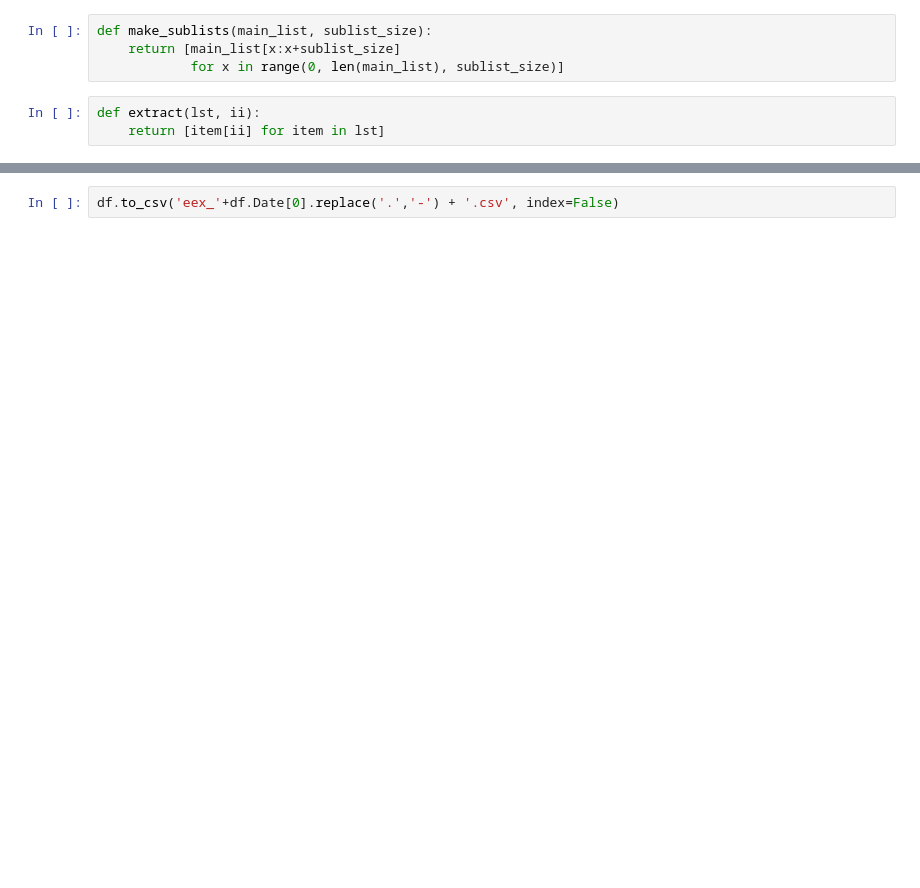
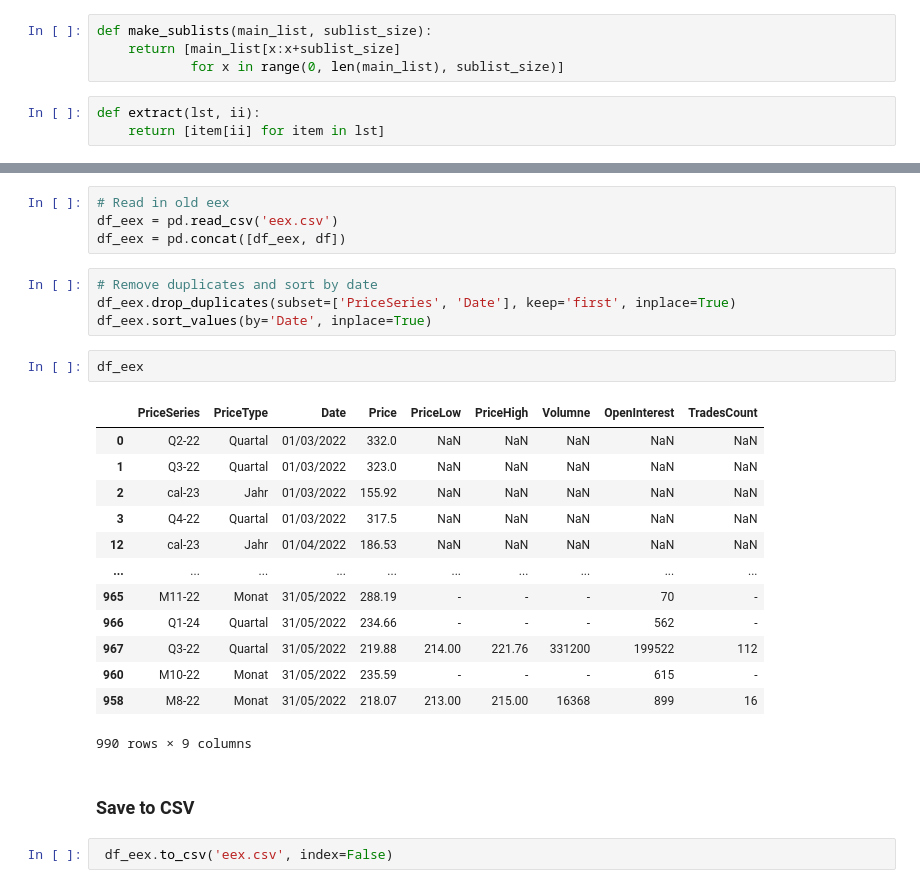
Before and after one commit to Boeswetter/ds-meetups, a Jupyter notebook: 02_Web_Scraping_With_Beautiful_Soup/03_1_eex_webscraping_all.ipynb, the cells around one changed output, grey strips where cells are left out. Saved outputs shown, nothing was run; the diff lists cells and outputs as text; blank space fills up the shorter version.

```diff
--- a/02_Web_Scraping_With_Beautiful_Soup/03_1_eex_webscraping_all.ipynb
+++ b/02_Web_Scraping_With_Beautiful_Soup/03_1_eex_webscraping_all.ipynb
@@ -248,2 +221,28 @@ df
+# %%
+# Read in old eex
+df_eex = pd.read_csv('eex.csv')
+df_eex = pd.concat([df_eex, df])
+# %%
+# Remove duplicates and sort by date
+df_eex.drop_duplicates(subset=['PriceSeries', 'Date'], keep='first', inplace=True)
+df_eex.sort_values(by='Date', inplace=True)
+# %%
+df_eex
+# %% [output]
+|  | PriceSeries | PriceType | Date | Price | PriceLow | PriceHigh | Volumne | OpenInterest | TradesCount |
+| 0 | Q2-22 | Quartal | 01/03/2022 | 332.0 | NaN | NaN | NaN | NaN | NaN |
+| 1 | Q3-22 | Quartal | 01/03/2022 | 323.0 | NaN | NaN | NaN | NaN | NaN |
+| 2 | cal-23 | Jahr | 01/03/2022 | 155.92 | NaN | NaN | NaN | NaN | NaN |
+| 3 | Q4-22 | Quartal | 01/03/2022 | 317.5 | NaN | NaN | NaN | NaN | NaN |
+| 12 | cal-23 | Jahr | 01/04/2022 | 186.53 | NaN | NaN | NaN | NaN | NaN |
+| ... | ... | ... | ... | ... | ... | ... | ... | ... | ... |
+| 965 | M11-22 | Monat | 31/05/2022 | 288.19 | - | - | - | 70 | - |
+| 966 | Q1-24 | Quartal | 31/05/2022 | 234.66 | - | - | - | 562 | - |
+| 967 | Q3-22 | Quartal | 31/05/2022 | 219.88 | 214.00 | 221.76 | 331200 | 199522 | 112 |
+| 960 | M10-22 | Monat | 31/05/2022 | 235.59 | - | - | - | 615 | - |
+| 958 | M8-22 | Monat | 31/05/2022 | 218.07 | 213.00 | 215.00 | 16368 | 899 | 16 |
+990 rows × 9 columns
+# %% [markdown]
+### Save to CSV
 # %%
-df.to_csv('eex_'+df.Date[0].replace('.','-') + '.csv', index=False)
+ df_eex.to_csv('eex.csv', index=False)
```
Also changed, not shown: parts of 17 cells of this notebook, 46 other files.
